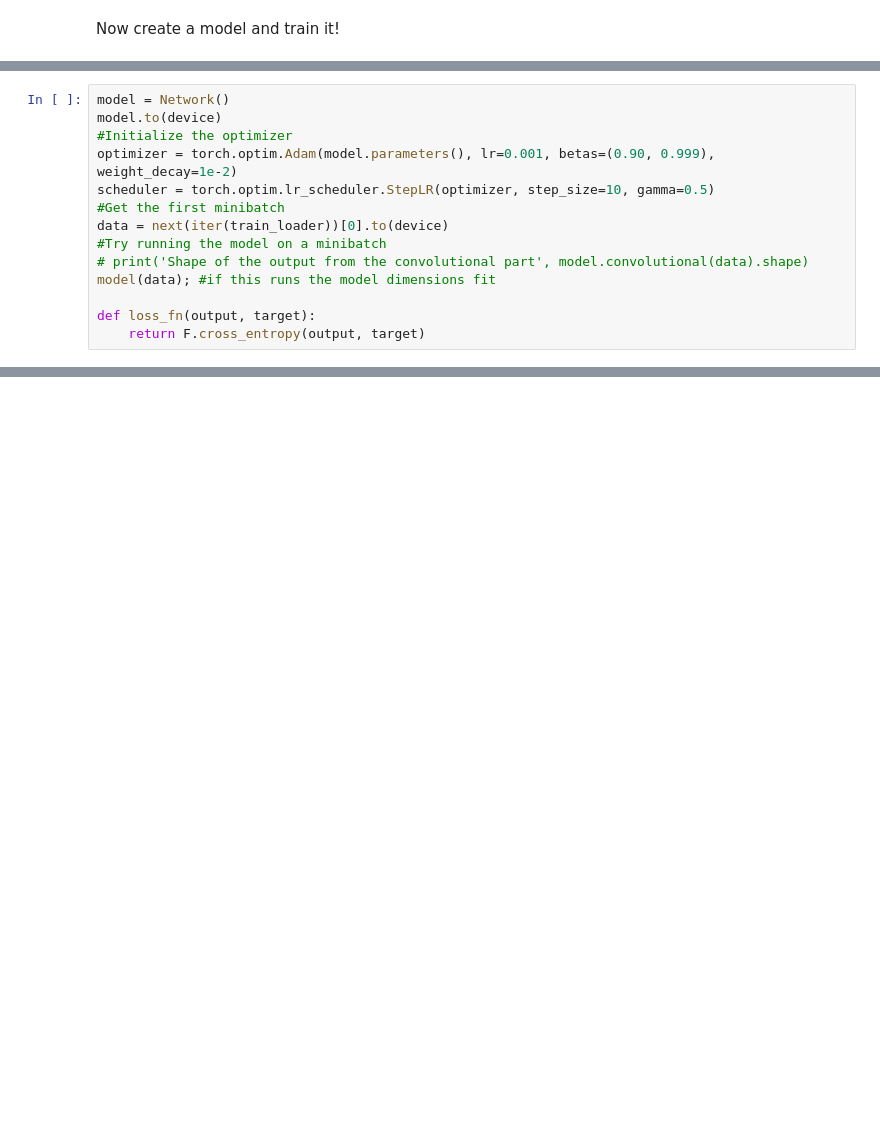
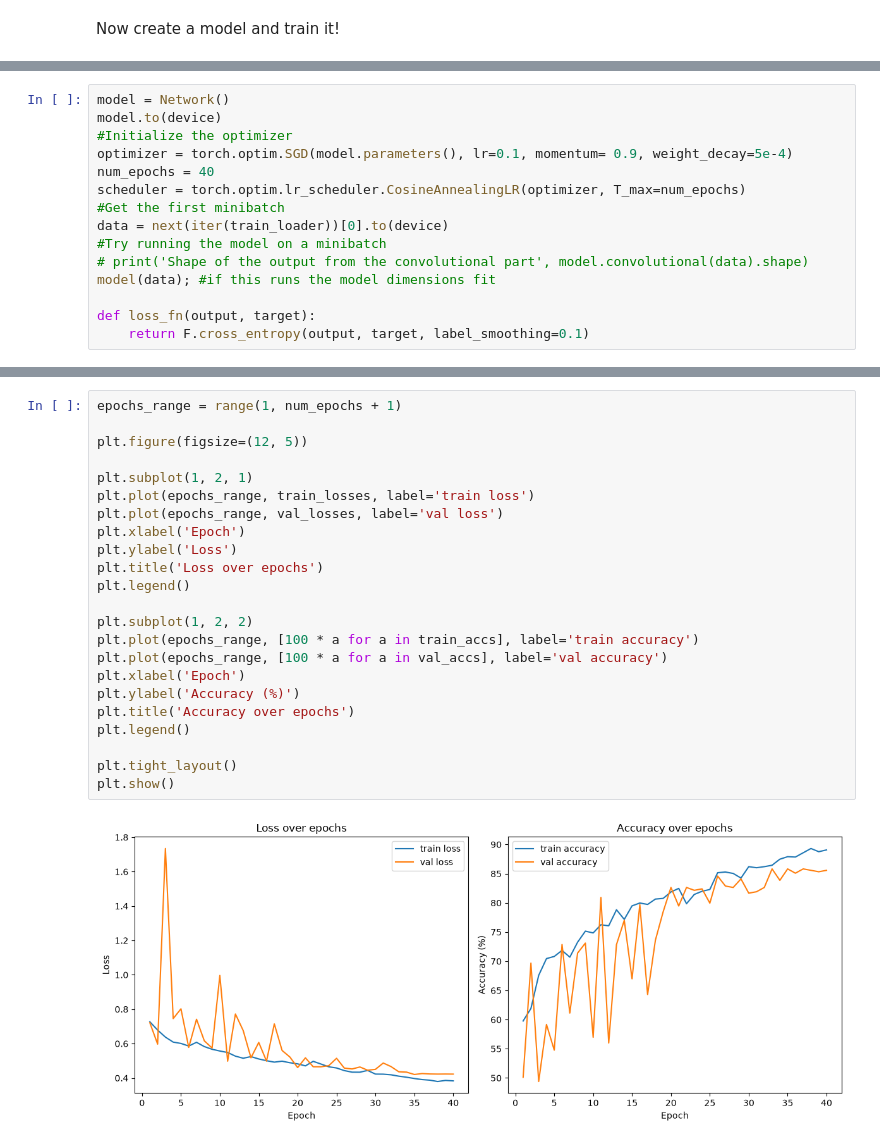
Before and after one commit to WojtekWla/introduction-to-dl-in-cv, a Jupyter notebook: IDLCV_Project_1_hotdog.ipynb, the cells around one changed output, grey strips where cells are left out. Drawn from its saved outputs; the diff is of its cells as text; blank space fills up the shorter version.

Commit message:
85% accuracy on the test set

```diff
--- a/IDLCV_Project_1_hotdog.ipynb
+++ b/IDLCV_Project_1_hotdog.ipynb
@@ -208,8 +239,9 @@ class Network(nn.Module):
 model = Network()
 model.to(device)
 #Initialize the optimizer
-optimizer = torch.optim.Adam(model.parameters(), lr=0.001, betas=(0.90, 0.999), weight_decay=1e-2)
-scheduler = torch.optim.lr_scheduler.StepLR(optimizer, step_size=10, gamma=0.5)
+optimizer = torch.optim.SGD(model.parameters(), lr=0.1, momentum= 0.9, weight_decay=5e-4)
+num_epochs = 40
+scheduler = torch.optim.lr_scheduler.CosineAnnealingLR(optimizer, T_max=num_epochs)
 #Get the first minibatch
 data = next(iter(train_loader))[0].to(device)
 #Try running the model on a minibatch
@@ -217,5 +249,5 @@ data = next(iter(train_loader))[0].to(device)
 model(data); #if this runs the model dimensions fit
 
 def loss_fn(output, target):
-    return F.cross_entropy(output, target)
+    return F.cross_entropy(output, target, label_smoothing=0.1)
 # %%
@@ -274,0 +342,25 @@ Accuracy train: 83.0%    test: 78.8%
+# %%
+epochs_range = range(1, num_epochs + 1)
+
+plt.figure(figsize=(12, 5))
+
+plt.subplot(1, 2, 1)
+plt.plot(epochs_range, train_losses, label='train loss')
+plt.plot(epochs_range, val_losses, label='val loss')
+plt.xlabel('Epoch')
+plt.ylabel('Loss')
+plt.title('Loss over epochs')
+plt.legend()
+
+plt.subplot(1, 2, 2)
+plt.plot(epochs_range, [100 * a for a in train_accs], label='train accuracy')
+plt.plot(epochs_range, [100 * a for a in val_accs], label='val accuracy')
+plt.xlabel('Epoch')
+plt.ylabel('Accuracy (%)')
+plt.title('Accuracy over epochs')
+plt.legend()
+
+plt.tight_layout()
+plt.show()
+# %% [output]
+[figure, added]
```
Also changed, not shown: parts of 5 cells of this notebook.
